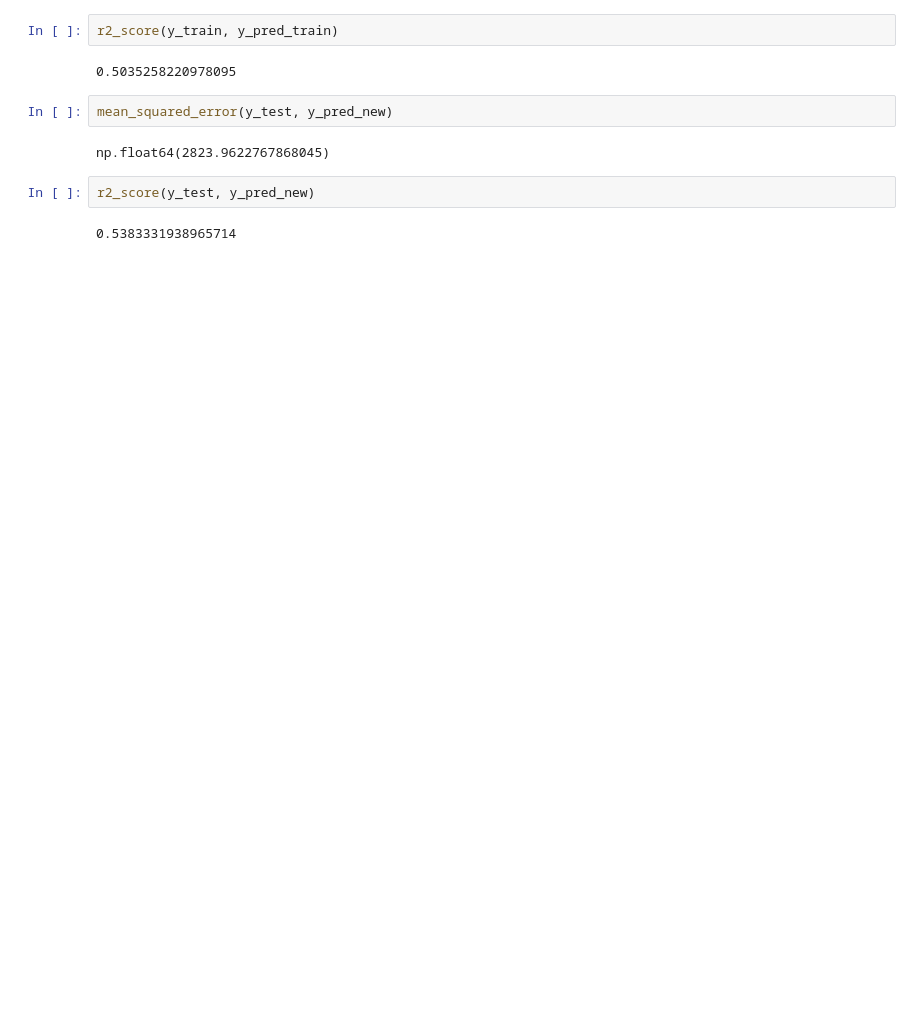
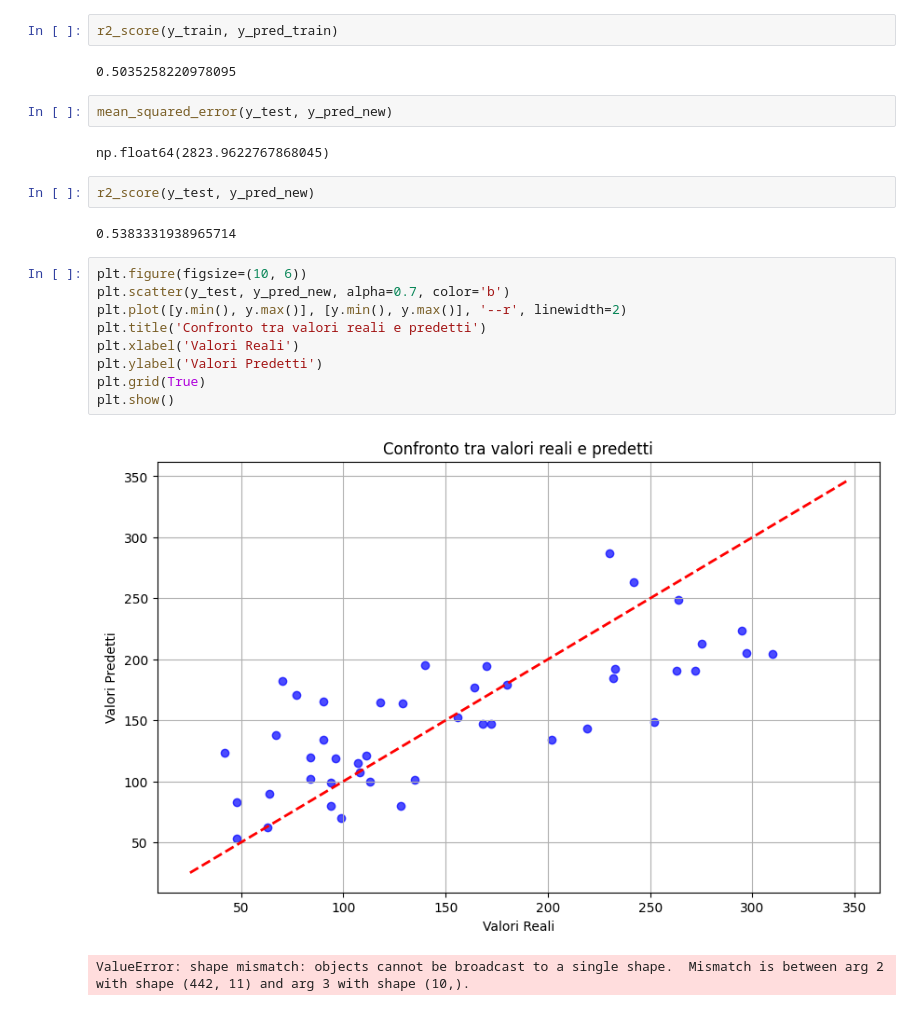
Before and after one commit to pierca9494/Machine-Learning, a Jupyter notebook: Group2.ipynb, the cells around one changed output. Saved outputs shown, nothing was run; the diff lists cells and outputs as text; blank space fills up the shorter version.

```diff
--- a/Group2.ipynb
+++ b/Group2.ipynb
@@ -184,3 +185,15 @@ np.float64(2823.9622767868045)
 r2_score(y_test, y_pred_new)
 # %% [output]
 0.5383331938965714
+# %%
+plt.figure(figsize=(10, 6))
+plt.scatter(y_test, y_pred_new, alpha=0.7, color='b')
+plt.plot([y.min(), y.max()], [y.min(), y.max()], '--r', linewidth=2)
+plt.title('Confronto tra valori reali e predetti')
+plt.xlabel('Valori Reali')
+plt.ylabel('Valori Predetti')
+plt.grid(True)
+plt.show()
+# %% [output]
+[figure, added]
+ValueError: shape mismatch: objects cannot be broadcast to a single shape.  Mismatch is between arg 2 with shape (442, 11) and arg 3 with shape (10,).
```
Also changed, not shown: parts of 3 cells of this notebook, 1 other file.
